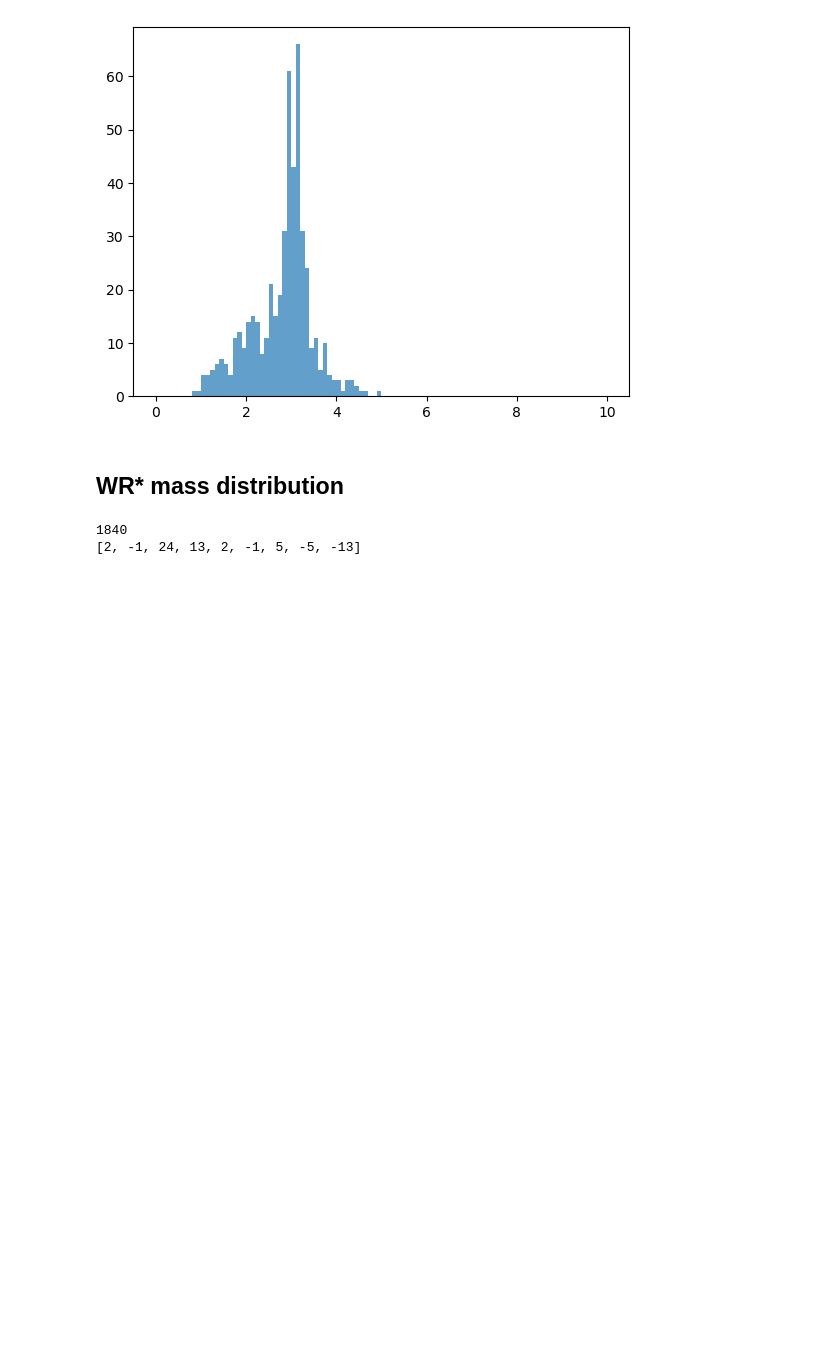
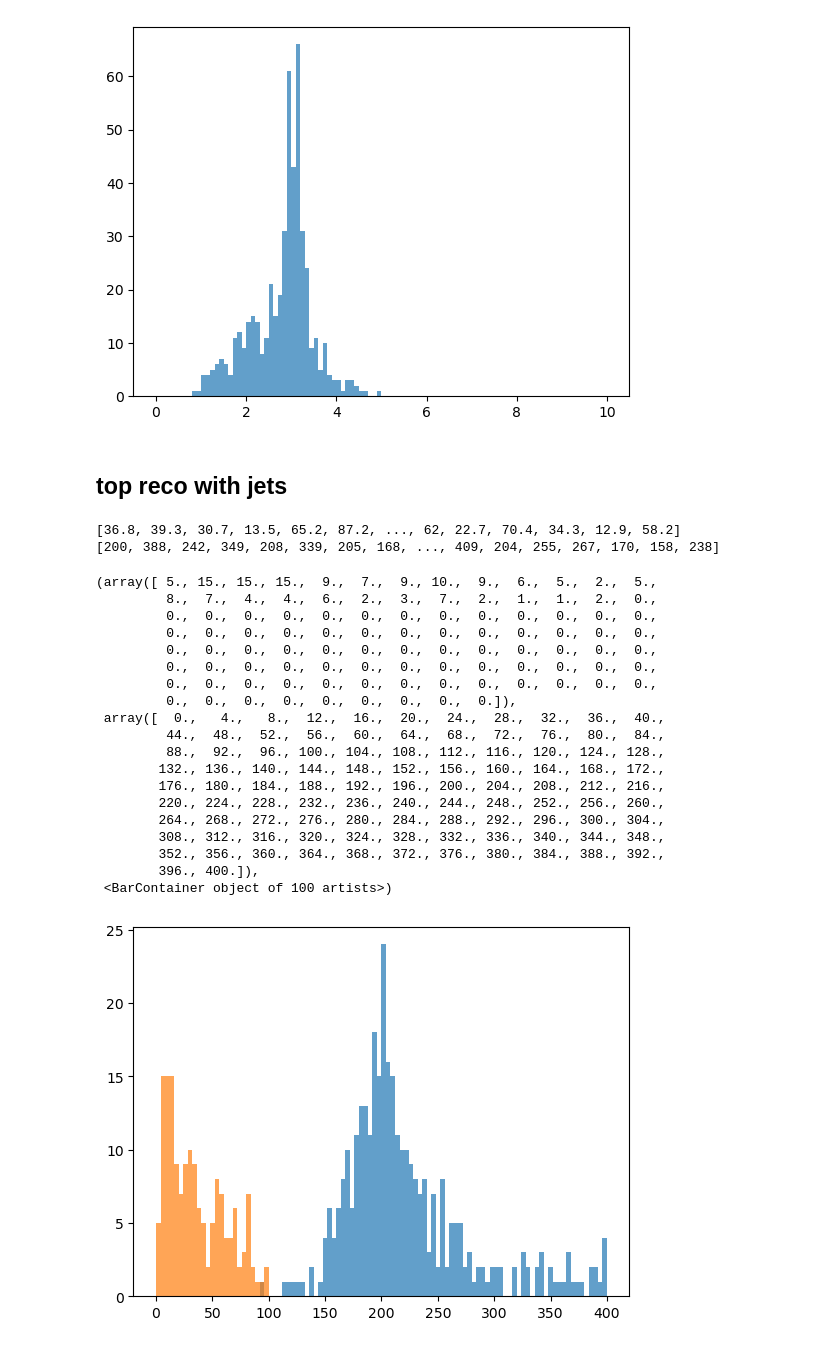
Before and after one commit to HEPchihwan/LRSM_tb_channel, a Jupyter notebook: SAMPLEPRODUCTION/using matrix/matrix.ipynb, the cells around one changed output. Drawn from its saved outputs; the diff is of its cells as text; code cells hidden in the pictures; blank space fills up the shorter version.

```diff
--- a/SAMPLEPRODUCTION/using matrix/matrix.ipynb
+++ b/SAMPLEPRODUCTION/using matrix/matrix.ipynb
@@ -222,46 +200,66 @@ plt.hist(delta_r, bins=100, range=(0, 10), alpha=0.7, label='ΔR between leading
  <BarContainer object of 100 artists>)
 [figure]
 # %% [markdown]
-##  WR* mass distribution
+##  top reco with jets
 # %%
-#!/usr/bin/env python
-# -*- coding: utf-8 -*-
-#from PhysicsTools.NanoAODTools.postprocessing.tools import *
-#from PhysicsTools.NanoAODTools.postprocessing.framework.eventloop import Module
-#from PhysicsTools.NanoAODTools.postprocessing.framework.datamodel import Collection,Object
-#from PhysicsTools.NanoAODTools.postprocessing.framework.postprocessor import PostProcessor
-#from PhysicsTools.NanoAODTools.postprocessing.analyser.ID.GenStatus import *
-#from PhysicsTools.NanoAODTools.postprocessing.analyser.AnalyserHelper.AnalyserHelper import *
 from importlib import import_module
 import os
 import sys
 import argparse
 import linecache
 import uproot
 import vector
 import math
 import numpy as np
 import matplotlib.pyplot as plt
 import awkward as ak
 
 
 
-## x 방향이 이벤트 y 방향이 각 입자의 정보 z 방향이 입자들 각각이라 생각하면 될듯?
-# 각 층(이벤트)에 입자들이 쭉 있고 거기에 정보가 있다고 생각하면 될듯?
-
-## 일단 보고 싶은 키워드나 주제를 고르면 그게 이벤트 별로 있으면 다 뽑아옴 . 이제 거기서 필터로 걸러내면 모든 이벤트는 해당이 안되고 특정 이벤트만 남으면 거기 안에 들어있는 값 쓰면 됨
-
-sample = "/data6/Users/snuintern1/SAMPLEPRODUCTION/WRtoNMutoMuMuTB-HadTop_MWR-5000_MN-4900_13p6TeV/Run3Summer22NanoAODv12_WRtoNMutoMuMuTB-HadTop_MWR-5000_MN-4900_13p6TeV_1.root"
+sample = "/data6/Users/snuintern1/LRSM_tb_channel/SAMPLEPRODUCTION/WRtoNMutoMuMuTB-HadTop_MWR-5000_MN-4900_13p6TeV/Run3Summer22NanoAODv12_WRtoNMutoMuMuTB-HadTop_MWR-5000_MN-4900_13p6TeV_1.root"
 file = uproot.open(sample)
 events = file["Events"]
-print(len(events))
 keys = events.keys()
 
-genmass = events["GenPart_mass"].array()
-genpt = events["GenPart_pt"].array()
-geneta = events["GenPart_eta"].array()
-genphi = events["GenPart_phi"].array()
-genpdgid = events["GenPart_pdgId"].array()
+pdgid = events["LHEPart_pdgId"].array()
+tagger = events["FatJet_particleNetWithMass_TvsQCD"].array()
+fatjetmass = events["FatJet_mass"].array()
+jetmass = events["Jet_mass"].array()
+btagger = events["Jet_btagPNetB"].array()
+topjetmask = (tagger > 0.9)
+
+botjetmask = (btagger > 0.9) & (jetmass < 100)
+botjetmass = jetmass[botjetmask]
+botjetmass = ak.flatten(botjetmass)
+print(botjetmass)
+
+topjetmass = fatjetmass[topjetmask]
+topjetmass = ak.flatten(topjetmass)
+print(topjetmass)
+
+
+plt.hist(topjetmass, bins=100, range=(0, 400), alpha=0.7, label='Top Jet Mass')
+plt.hist(botjetmass, bins=100, range=(0, 400), alpha=0.7, label='b Jet Mass')
 # %% [output]
-1840
-[2, -1, 24, 13, 2, -1, 5, -5, -13]
+[36.8, 39.3, 30.7, 13.5, 65.2, 87.2, ..., 62, 22.7, 70.4, 34.3, 12.9, 58.2]
+[200, 388, 242, 349, 208, 339, 205, 168, ..., 409, 204, 255, 267, 170, 158, 238]
+(array([ 5., 15., 15., 15.,  9.,  7.,  9., 10.,  9.,  6.,  5.,  2.,  5.,
+         8.,  7.,  4.,  4.,  6.,  2.,  3.,  7.,  2.,  1.,  1.,  2.,  0.,
+         0.,  0.,  0.,  0.,  0.,  0.,  0.,  0.,  0.,  0.,  0.,  0.,  0.,
+         0.,  0.,  0.,  0.,  0.,  0.,  0.,  0.,  0.,  0.,  0.,  0.,  0.,
+         0.,  0.,  0.,  0.,  0.,  0.,  0.,  0.,  0.,  0.,  0.,  0.,  0.,
+         0.,  0.,  0.,  0.,  0.,  0.,  0.,  0.,  0.,  0.,  0.,  0.,  0.,
+         0.,  0.,  0.,  0.,  0.,  0.,  0.,  0.,  0.,  0.,  0.,  0.,  0.,
+         0.,  0.,  0.,  0.,  0.,  0.,  0.,  0.,  0.]),
+ array([  0.,   4.,   8.,  12.,  16.,  20.,  24.,  28.,  32.,  36.,  40.,
+         44.,  48.,  52.,  56.,  60.,  64.,  68.,  72.,  76.,  80.,  84.,
+         88.,  92.,  96., 100., 104., 108., 112., 116., 120., 124., 128.,
+        132., 136., 140., 144., 148., 152., 156., 160., 164., 168., 172.,
+        176., 180., 184., 188., 192., 196., 200., 204., 208., 212., 216.,
+        220., 224., 228., 232., 236., 240., 244., 248., 252., 256., 260.,
+        264., 268., 272., 276., 280., 284., 288., 292., 296., 300., 304.,
+        308., 312., 316., 320., 324., 328., 332., 336., 340., 344., 348.,
+        352., 356., 360., 364., 368., 372., 376., 380., 384., 388., 392.,
+        396., 400.]),
+ <BarContainer object of 100 artists>)
+[figure, added]
```
Also changed, not shown: parts of 12 cells of this notebook, 16 other files.
